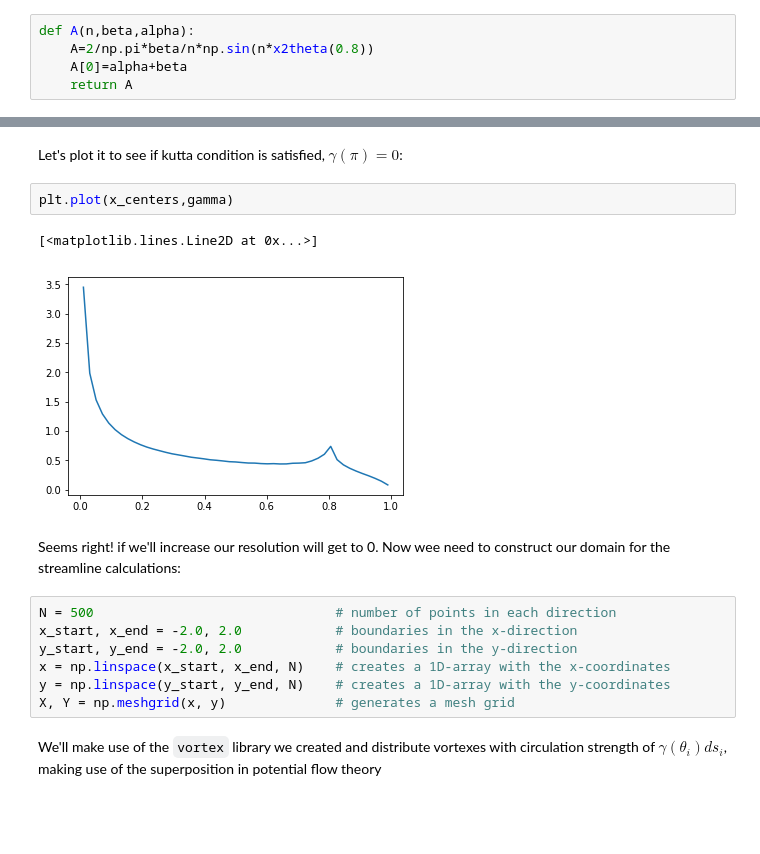
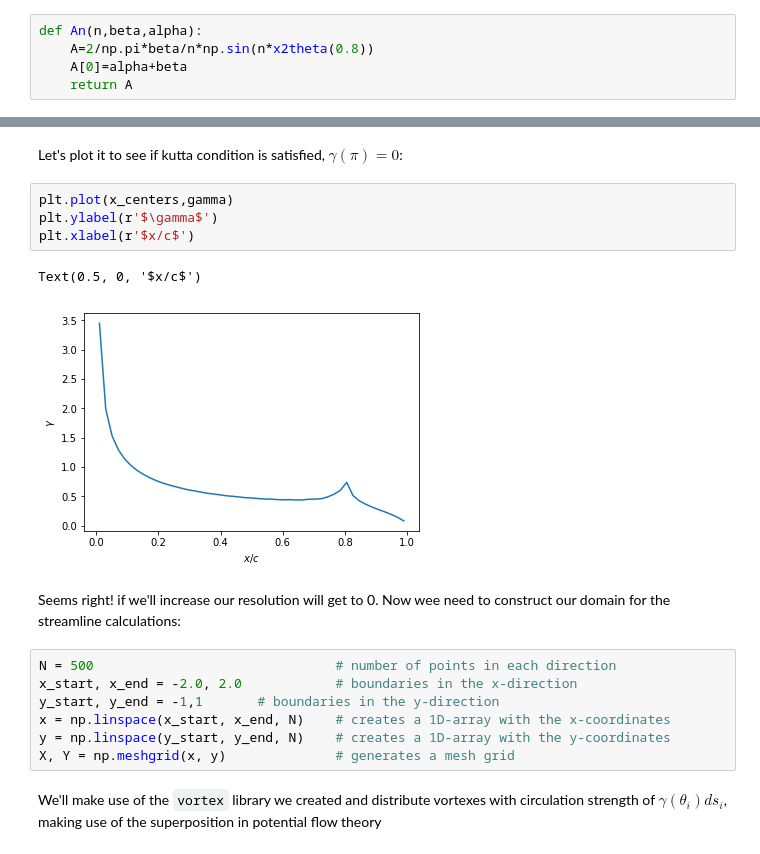
Before and after one commit to niv13bingo/IntroToAeroTau, a Jupyter notebook: notebooks/07_Thin_airfoil_theory.ipynb, the cells around one changed output, grey strips where cells are left out. Drawn from its saved outputs; the diff is of its cells as text; blank space fills up the shorter version.

```diff
--- a/notebooks/07_Thin_airfoil_theory.ipynb
+++ b/notebooks/07_Thin_airfoil_theory.ipynb
@@ -60,7 +60,7 @@ $$
 A_n=\frac{2}{\pi}\int_{0.7\pi}^\pi -tan(\beta)cos(n\cdot\theta_0)d\theta_0 =\frac{2}{\pi}tan(\beta)\frac{1}{n}sin(n\cdot0.7\pi)\approx\frac{2}{\pi}\beta\frac{1}{n}sin(n\cdot0.7\pi)
 $$
 # %%
-def A(n,beta,alpha):
+def An(n,beta,alpha):
     A=2/np.pi*beta/n*np.sin(n*x2theta(0.8))
     A[0]=alpha+beta
     return A
@@ -81,16 +81,18 @@ gamma=np.array(gamma)
 Let's plot it to see if kutta condition is satisfied, $\gamma(\pi)=0$:
 # %%
 plt.plot(x_centers,gamma)
+plt.ylabel(r'$\gamma$')
+plt.xlabel(r'$x/c$')
 # %% [output]
-[<matplotlib.lines.Line2D at 0x...>]
+Text(0.5, 0, '$x/c$')
-[figure, old version]
+[figure, new version]
 # %% [markdown]
 Seems right! if we'll increase our resolution will get to 0.
 Now wee need to construct our domain for the streamline calculations:
 # %%
 N = 500                               # number of points in each direction
 x_start, x_end = -2.0, 2.0            # boundaries in the x-direction
-y_start, y_end = -2.0, 2.0            # boundaries in the y-direction
+y_start, y_end = -1,1       # boundaries in the y-direction
 x = np.linspace(x_start, x_end, N)    # creates a 1D-array with the x-coordinates
 y = np.linspace(y_start, y_end, N)    # creates a 1D-array with the y-coordinates
 X, Y = np.meshgrid(x, y)              # generates a mesh grid
```
Also changed, not shown: parts of 2 cells of this notebook.
